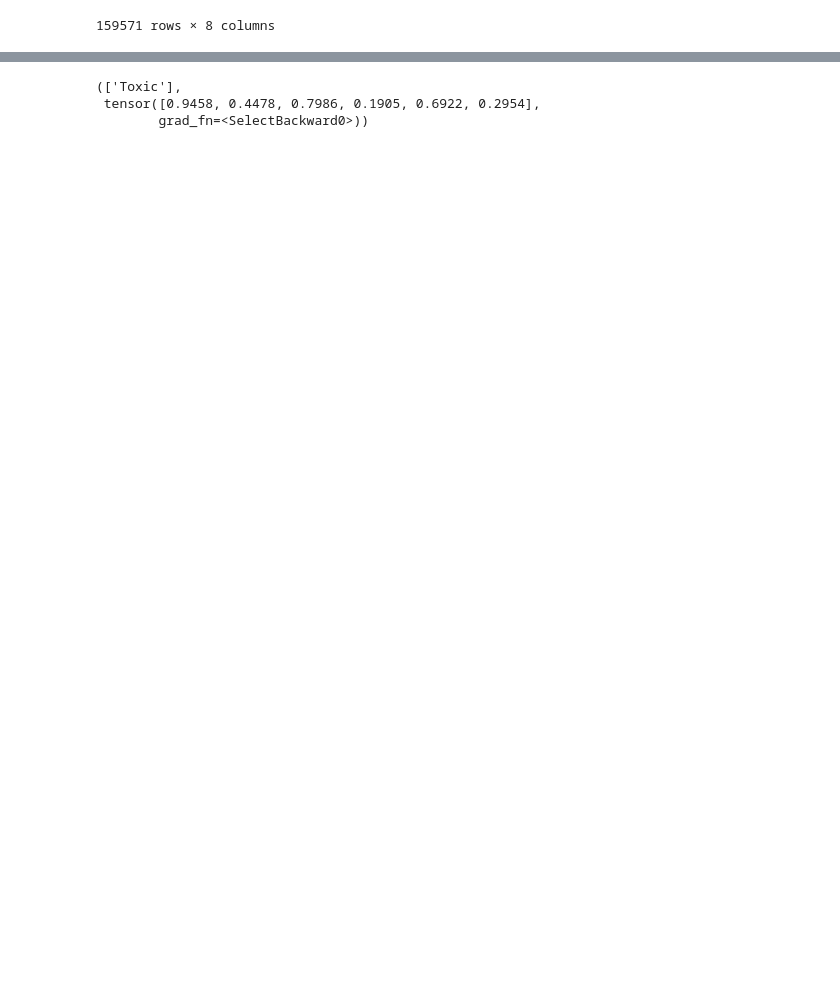
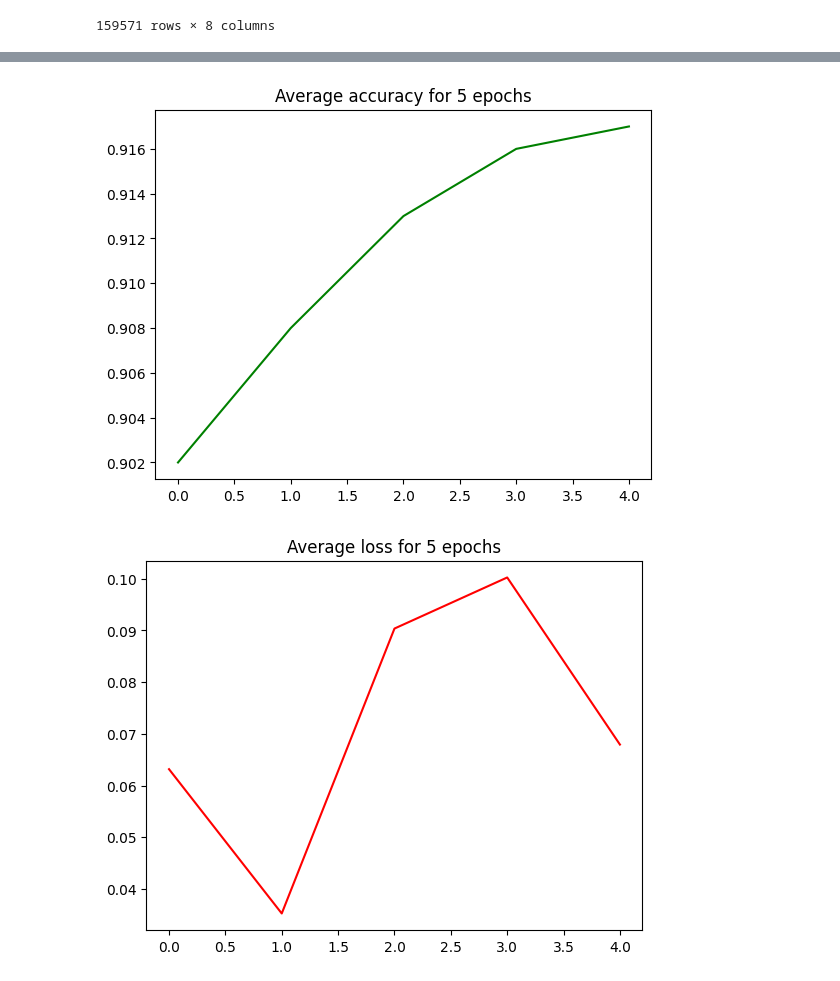
Before and after one commit to Ronakage/tibbers, a Jupyter notebook: model.ipynb, the cells around one changed output, grey strips where cells are left out. Drawn from its saved outputs; the diff is of its cells as text; code cells hidden in the pictures; blank space fills up the shorter version.

```diff
--- a/model.ipynb
+++ b/model.ipynb
@@ -82,17 +84,17 @@ class Model(nn.Module):
         self.linear_1 = nn.Linear(40, 32) # nn.ReLU()
         self.linear_2 = nn.Linear(32, 16) # nn.ReLU()
         self.linear_3 = nn.Linear(16, 6) # nn.Sigmoid()
-        self.t = nn.Tanh()
-        self.r = nn.ReLU()
-        self.s = nn.Sigmoid()
+        self.tanh = nn.Tanh()
+        self.relu = nn.ReLU()
+        self.sigmoid = nn.Sigmoid()
 
     def forward(self, x):
         embedded = self.embed_layer(x)
         out, _ = self.lstm(embedded)
-        out = self.t(out)
-        out = self.r(self.linear_1(out))
-        out = self.r(self.linear_2(out))
-        out = self.s(self.linear_3(out))
+        out = self.tanh(out)
+        out = self.relu(self.linear_1(out))
+        out = self.relu(self.linear_2(out))
+        out = self.sigmoid(self.linear_3(out))
         return out
 # %%
 VOCAB_SIZE = len(vocab)
@@ -107,11 +109,17 @@ epochs = 5
 def train(model, epochs):
     model.train()
     total_acc, total_loss, total_count = 0, 0, 0
+    accs, losses = [], []
+
 
     for epoch in range(epochs):
         epoch_time = time.time()
+
         for idx, (text, label, offsets) in enumerate(dataloader):
+            acc = 0
             optimizer.zero_grad()
+            if idx==0 and epoch==0:
+                print(summaryx(model, text))
             predicted_label = model(text)
             loss = criterion(predicted_label.type(torch.FloatTensor), label.type(torch.FloatTensor))
             total_loss += loss
@@ -119,8 +127,12 @@ def train(model, epochs):
             optimizer.step()
             for i, p in enumerate(predicted_label):
                 if torch.all((p>0.5).float().eq(label[i])):
-                    total_acc+=1
+                    acc+=1
+            total_acc += acc
             total_count += label.size(0)
+            accs.append(acc/label.size(0))
+            losses.append(loss)
+
         elapsed_time = time.time() - epoch_time
         print(
             "| epoch {:3d} | {:8.3f} seconds elapsed "
@@ -130,7 +142,7 @@ def train(model, epochs):
         )
         total_acc, total_loss, total_count = 0, 0, 0
 
-    return model
+    return model, accs, losses
 
-model = train(model, epochs)
+model, accs, losses = train(model, epochs)
 # %% [output]
@@ -143,9 +167,20 @@ model = train(model, epochs)
 #Save progress
 torch.save(model,'saved_model.pt')
 torch.save(vocab, 'saved_vocab.pth')
+losses= [ loss.detach().numpy() for loss in losses]
+# %%
+plt.title("Average accuracy for 5 epochs")
+plt.plot([0.902,0.908,0.913,0.916,0.917], color="green")
+plt.show()
+plt.title("Average loss for 5 epochs")
+plt.plot(losses[len(losses)-10:len(losses)-5], color="red")
+plt.show()
+# %% [output]
+[figure, added]
+[figure, added]
 # %%
 test = "how dumb can u be frl"
-def GetPrediction(text):
+def getPrediction(text):
     response = []
     classes = ['Toxic','Severe Toxic', 'Obscene', 'Threat', 'Insult', 'Identity Hate']
     text = pipeline(text)
@@ -157,8 +192,4 @@ def GetPrediction(text):
         response.append(classes[r[0].item()])
     return response, pred
 
-GetPrediction(test)
+getPrediction(test)
-# %% [output]
-(['Toxic'],
- tensor([0.9458, 0.4478, 0.7986, 0.1905, 0.6922, 0.2954],
-        grad_fn=<SelectBackward0>))
```
Also changed, not shown: parts of 2 cells of this notebook, 1 other file.
